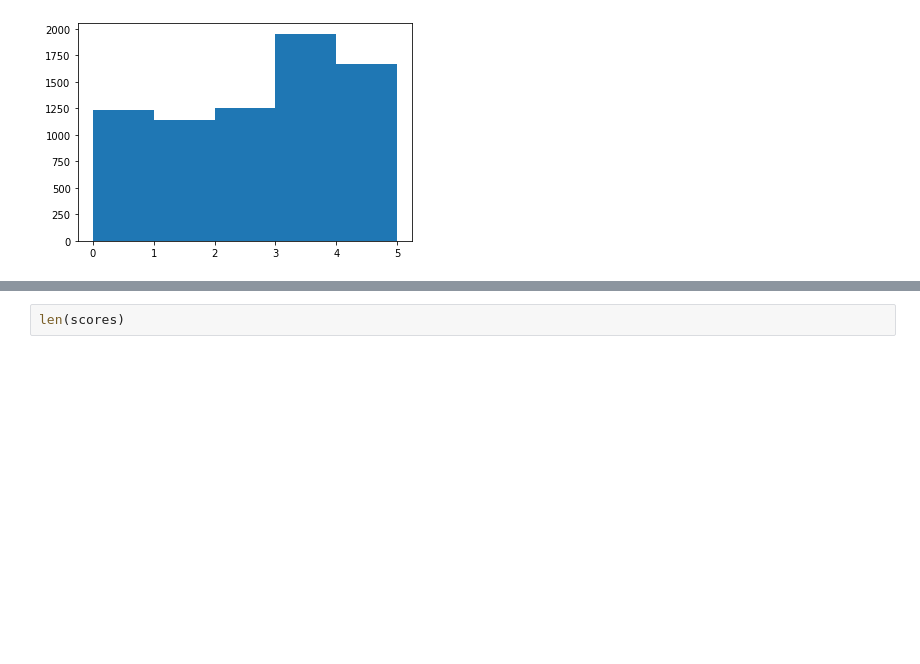
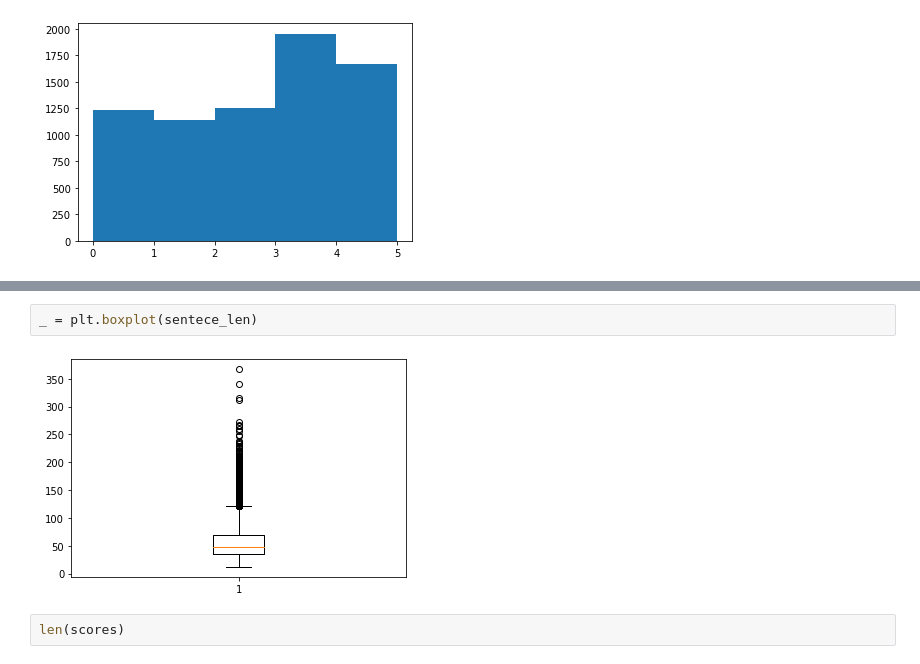
Before and after one commit to German-NLP-Group/xlsr, a Jupyter notebook: 02-stsb-train-dev-label-hist.ipynb, the cells around one changed output, grey strips where cells are left out. Saved outputs shown, nothing was run; the diff lists cells and outputs as text; blank space fills up the shorter version.

```diff
--- a/02-stsb-train-dev-label-hist.ipynb
+++ b/02-stsb-train-dev-label-hist.ipynb
@@ -29,3 +49,7 @@ _ = plt.hist(scores, bins=5)
+# %%
+_ = plt.boxplot(sentece_len)
+# %% [output]
+[figure, added]
 # %%
 len(scores)
 # %% [output]
```
Also changed, not shown: parts of 3 cells of this notebook.
